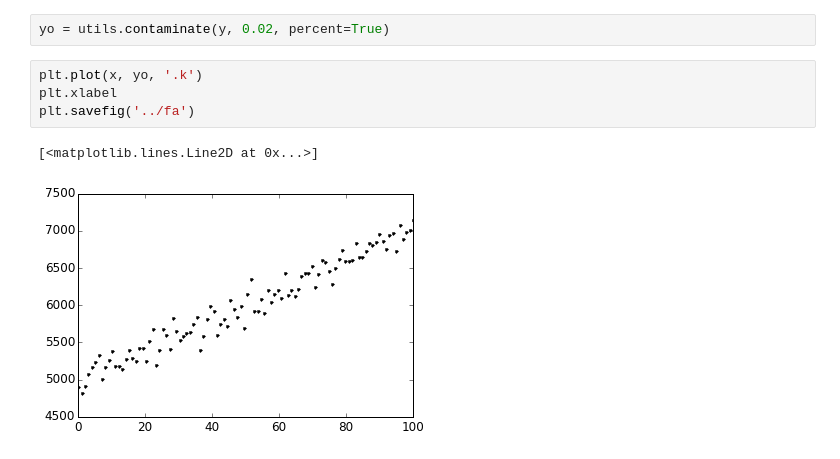
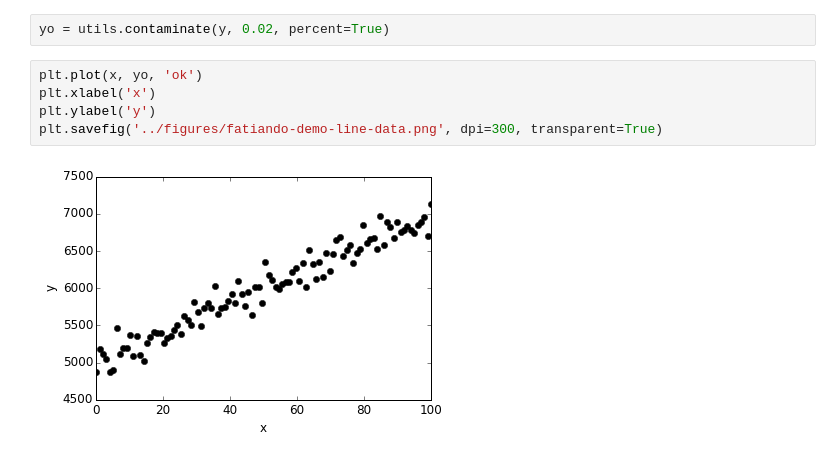
Before and after one commit to leouieda/phd-thesis, a Jupyter notebook: presentation/code/fatiando-demo.ipynb, the cells around one changed output. Cells and saved outputs as stored; diff of their text form.

Commit message:
Fatiando demo for inversion

```diff
--- a/presentation/code/fatiando-demo.ipynb
+++ b/presentation/code/fatiando-demo.ipynb
@@ -88,9 +91,9 @@ from fatiando import utils
 # %%
 yo = utils.contaminate(y, 0.02, percent=True)
 # %%
-plt.plot(x, yo, '.k')
-plt.xlabel
-plt.savefig('../fa')
+plt.plot(x, yo, 'ok')
+plt.xlabel('x')
+plt.ylabel('y')
+plt.savefig('../figures/fatiando-demo-line-data.png', dpi=300, transparent=True)
 # %% [output]
-[<matplotlib.lines.Line2D at 0x...>]
-[figure, old version]
+[figure, new version]
```
Also changed, not shown: parts of 12 cells of this notebook, 5 other files.
